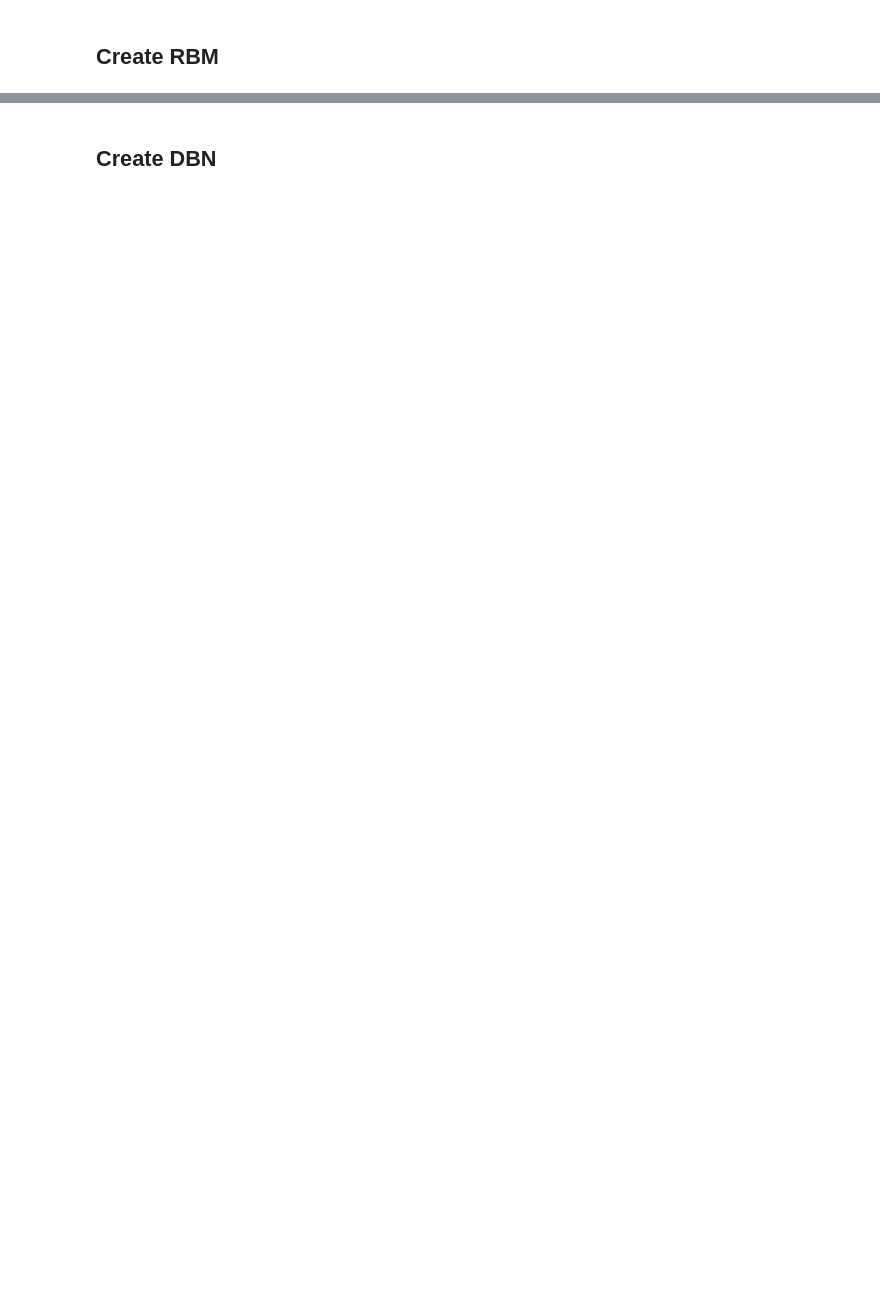
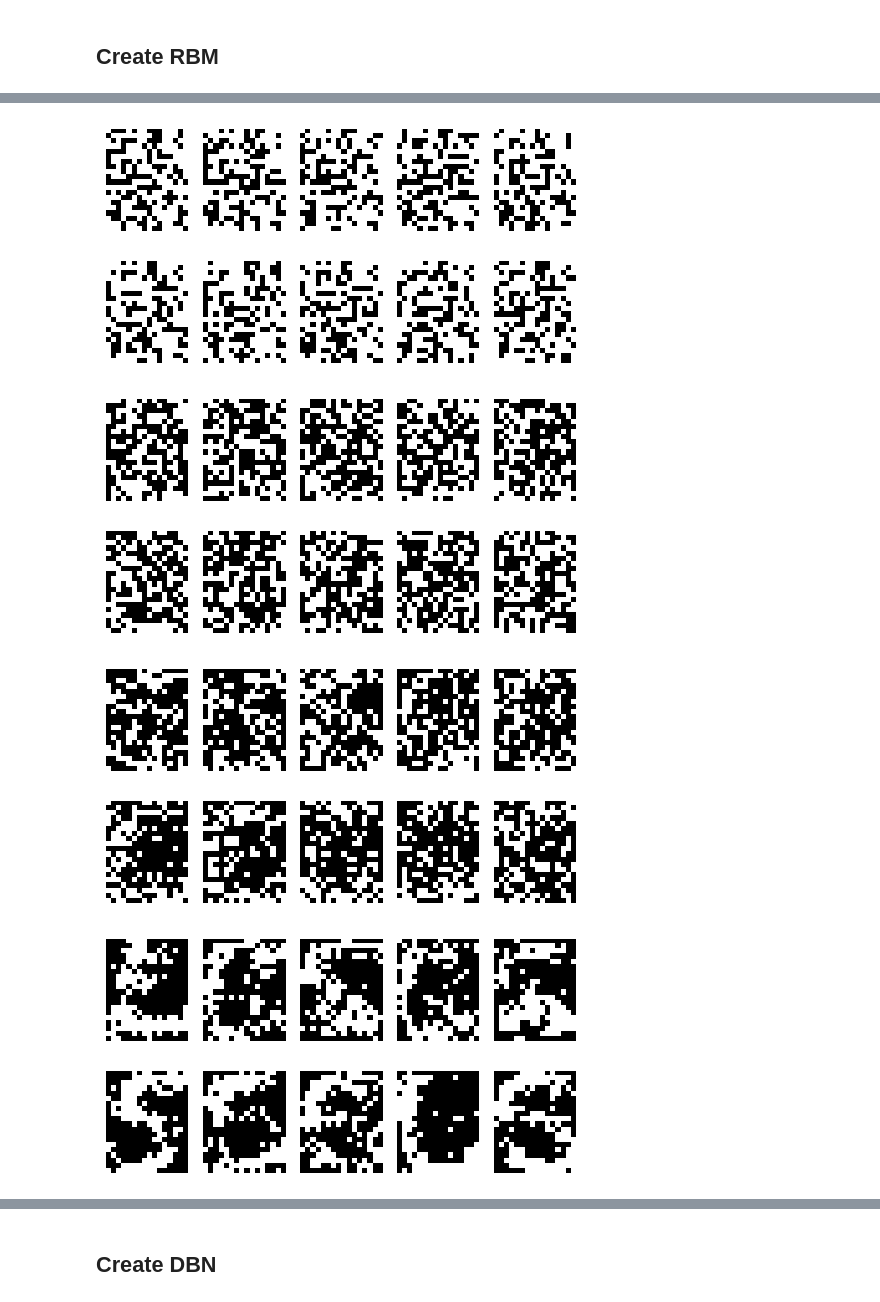
Before and after one commit to agatheminaro/from-rbm-to-dnn, a Jupyter notebook: binary_alpha_digits_study.ipynb, the cells around one changed output, grey strips where cells are left out. Saved outputs shown, nothing was run; the diff lists cells and outputs as text; code cells hidden in the pictures; blank space fills up the shorter version.

```diff
--- a/binary_alpha_digits_study.ipynb
+++ b/binary_alpha_digits_study.ipynb
@@ -41,0 +127,22 @@ rbm_model.generer_image_RBM(nb_data=10, nb_gibbs=100)
+# %%
+# Test different values of learning rate / epsilon
+epsilons = [0.00001, 0.0001, 0.001, 0.01, 0.03, 0.1]
+errors_eps = []
+for eps in epsilons:
+    rbm = RBM(p, q=512)
+    errors_all_eps = rbm.train_RBM(X=data, epsilon=eps, batch_size=BATCH_SIZE, nb_epochs=300)
+    errors_eps.append(errors_all_eps)
+    rbm.generate_for_analysis(nb_gibbs=10, col=5, row=2)
+
+fig, ax = plt.subplots(1, 1, figsize = (5, 3))
+for i, eps in enumerate(errors_eps):
+    plt.plot(eps, label=epsilons[i])
+plt.xlabel('epochs')
+plt.ylabel('RMSE')
+plt.legend()
+plt.show()
+# %% [output]
+[figure, added]
+[figure, added]
+[figure, added]
+[figure, added]
```
Also changed, not shown: parts of 16 cells of this notebook, 2 other files.
